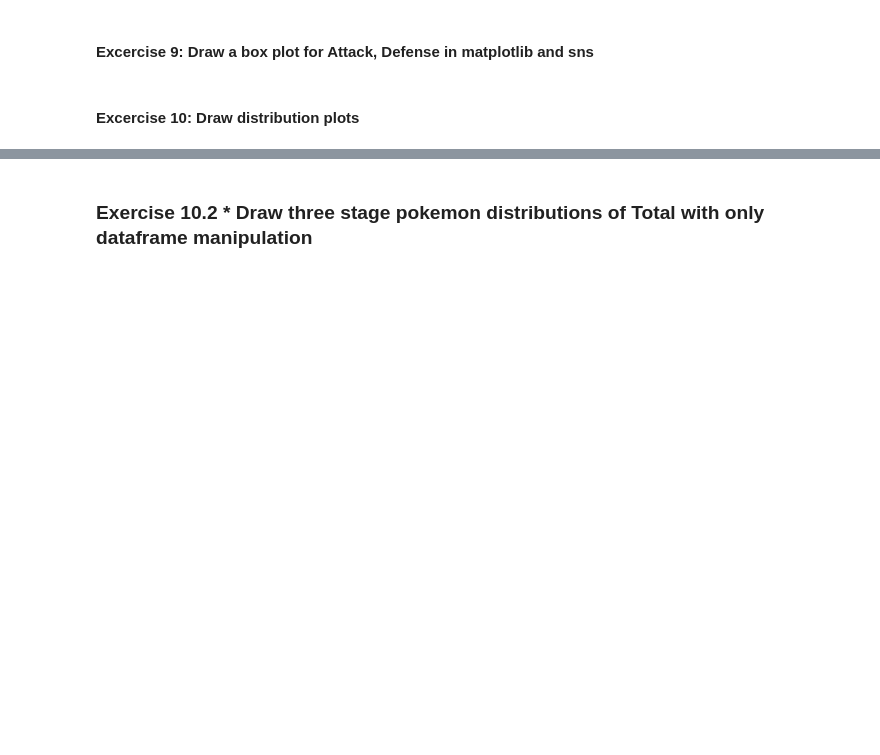
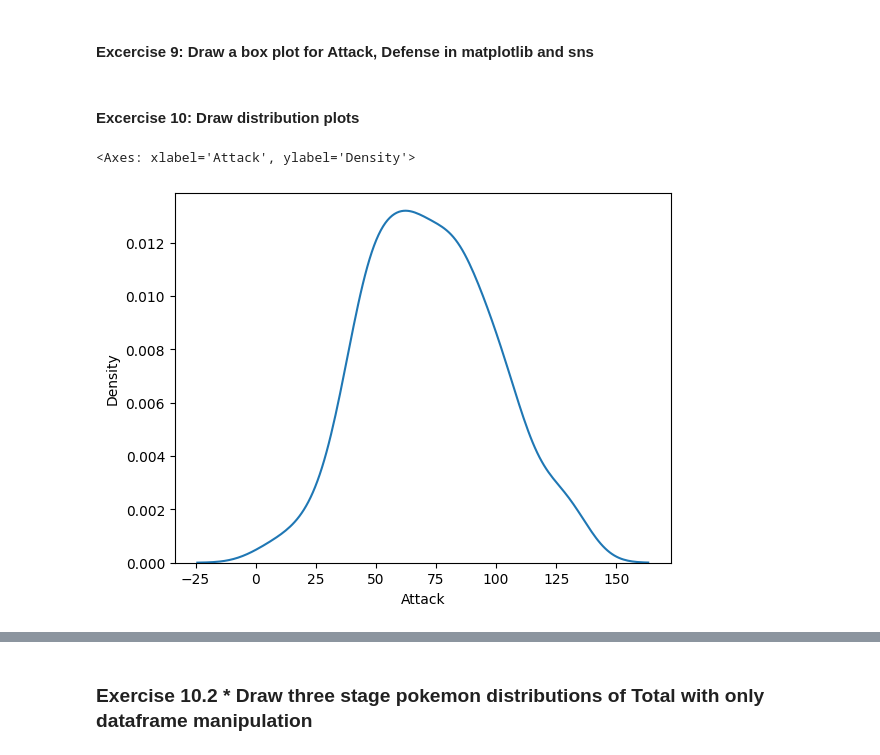
Before and after one commit to fortune-max/M4-python-refresher-ml, a Jupyter notebook: Day3.ipynb, the cells around one changed output, grey strips where cells are left out. Drawn from its saved outputs; the diff is of its cells as text; code cells hidden in the pictures; blank space fills up the shorter version.

```diff
--- a/Day3.ipynb
+++ b/Day3.ipynb
@@ -187,3 +187,8 @@ pokemon_df['Total'].median()
 #### Excercise 9: Draw a box plot for Attack, Defense in matplotlib and sns
 # %% [markdown]
 #### Excercise 10: Draw distribution plots
+# %%
+sns.kdeplot(pokemon_df['Attack'])
+# %% [output]
+<Axes: xlabel='Attack', ylabel='Density'>
+[figure, added]
```
Also changed, not shown: parts of 5 cells of this notebook.
